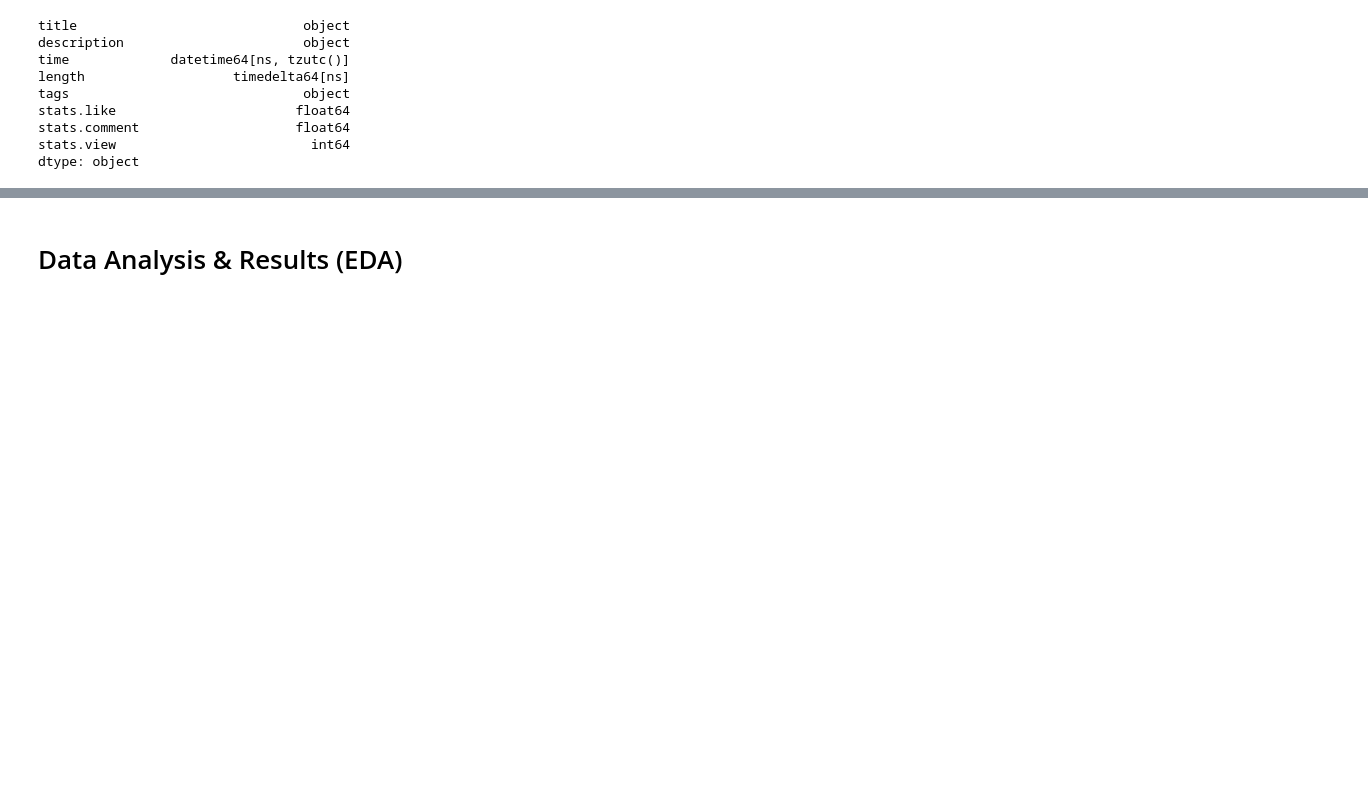
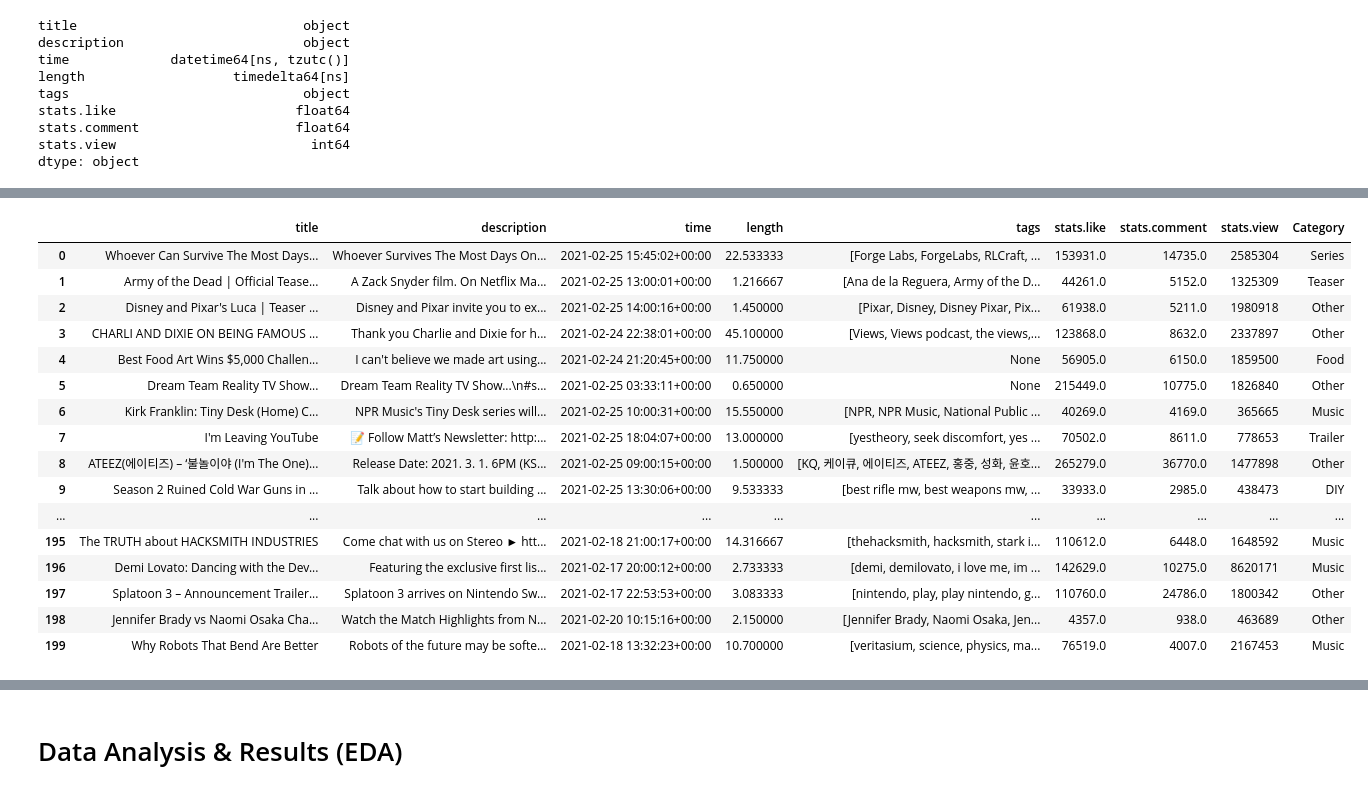
Before and after one commit to oakaigh/cogs108-wi21-group068, a Jupyter notebook: EDACheckpoint_group068.ipynb, the cells around one changed output, grey strips where cells are left out. Drawn from its saved outputs; the diff is of its cells as text; code cells hidden in the pictures; blank space fills up the shorter version.

```diff
--- a/EDACheckpoint_group068.ipynb
+++ b/EDACheckpoint_group068.ipynb
@@ -308,0 +287,21 @@ df
+# %%
+df['length'] = df['length'].apply(length_conv)
+df
+# %% [output]
+|  | title | description | time | length | tags | stats.like | stats.comment | stats.view | Category |
+| 0 | Whoever Can Survive The Most Days... | Whoever Survives The Most Days On... | 2021-02-25 15:45:02+00:00 | 22.533333 | [Forge Labs, ForgeLabs, RLCraft, ... | 153931.0 | 14735.0 | 2585304 | Series |
+| 1 | Army of the Dead | Official Tease... | A Zack Snyder film. On Netflix Ma... | 2021-02-25 13:00:01+00:00 | 1.216667 | [Ana de la Reguera, Army of the D... | 44261.0 | 5152.0 | 1325309 | Teaser |
+| 2 | Disney and Pixar's Luca | Teaser ... | Disney and Pixar invite you to ex... | 2021-02-25 14:00:16+00:00 | 1.450000 | [Pixar, Disney, Disney Pixar, Pix... | 61938.0 | 5211.0 | 1980918 | Other |
+| 3 | CHARLI AND DIXIE ON BEING FAMOUS ... | Thank you Charlie and Dixie for h... | 2021-02-24 22:38:01+00:00 | 45.100000 | [Views, Views podcast, the views,... | 123868.0 | 8632.0 | 2337897 | Other |
+| 4 | Best Food Art Wins $5,000 Challen... | I can't believe we made art using... | 2021-02-24 21:20:45+00:00 | 11.750000 | None | 56905.0 | 6150.0 | 1859500 | Food |
+| 5 | Dream Team Reality TV Show... | Dream Team Reality TV Show...\n#s... | 2021-02-25 03:33:11+00:00 | 0.650000 | None | 215449.0 | 10775.0 | 1826840 | Other |
+| 6 | Kirk Franklin: Tiny Desk (Home) C... | NPR Music's Tiny Desk series will... | 2021-02-25 10:00:31+00:00 | 15.550000 | [NPR, NPR Music, National Public ... | 40269.0 | 4169.0 | 365665 | Music |
+| 7 | I'm Leaving YouTube | 📝 Follow Matt’s Newsletter: http:... | 2021-02-25 18:04:07+00:00 | 13.000000 | [yestheory, seek discomfort, yes ... | 70502.0 | 8611.0 | 778653 | Trailer |
+| 8 | ATEEZ(에이티즈) – ‘불놀이야 (I'm The One)... | Release Date: 2021. 3. 1. 6PM (KS... | 2021-02-25 09:00:15+00:00 | 1.500000 | [KQ, 케이큐, 에이티즈, ATEEZ, 홍중, 성화, 윤호... | 265279.0 | 36770.0 | 1477898 | Other |
+| 9 | Season 2 Ruined Cold War Guns in ... | Talk about how to start building ... | 2021-02-25 13:30:06+00:00 | 9.533333 | [best rifle mw, best weapons mw, ... | 33933.0 | 2985.0 | 438473 | DIY |
+| ... | ... | ... | ... | ... | ... | ... | ... | ... | ... |
+| 195 | The TRUTH about HACKSMITH INDUSTRIES | Come chat with us on Stereo ► htt... | 2021-02-18 21:00:17+00:00 | 14.316667 | [thehacksmith, hacksmith, stark i... | 110612.0 | 6448.0 | 1648592 | Music |
+| 196 | Demi Lovato: Dancing with the Dev... | Featuring the exclusive first lis... | 2021-02-17 20:00:12+00:00 | 2.733333 | [demi, demilovato, i love me, im ... | 142629.0 | 10275.0 | 8620171 | Music |
+| 197 | Splatoon 3 – Announcement Trailer... | Splatoon 3 arrives on Nintendo Sw... | 2021-02-17 22:53:53+00:00 | 3.083333 | [nintendo, play, play nintendo, g... | 110760.0 | 24786.0 | 1800342 | Other |
+| 198 | Jennifer Brady vs Naomi Osaka Cha... | Watch the Match Highlights from N... | 2021-02-20 10:15:16+00:00 | 2.150000 | [Jennifer Brady, Naomi Osaka, Jen... | 4357.0 | 938.0 | 463689 | Other |
+| 199 | Why Robots That Bend Are Better | Robots of the future may be softe... | 2021-02-18 13:32:23+00:00 | 10.700000 | [veritasium, science, physics, ma... | 76519.0 | 4007.0 | 2167453 | Music |
```
Also changed, not shown: parts of 23 cells of this notebook.
